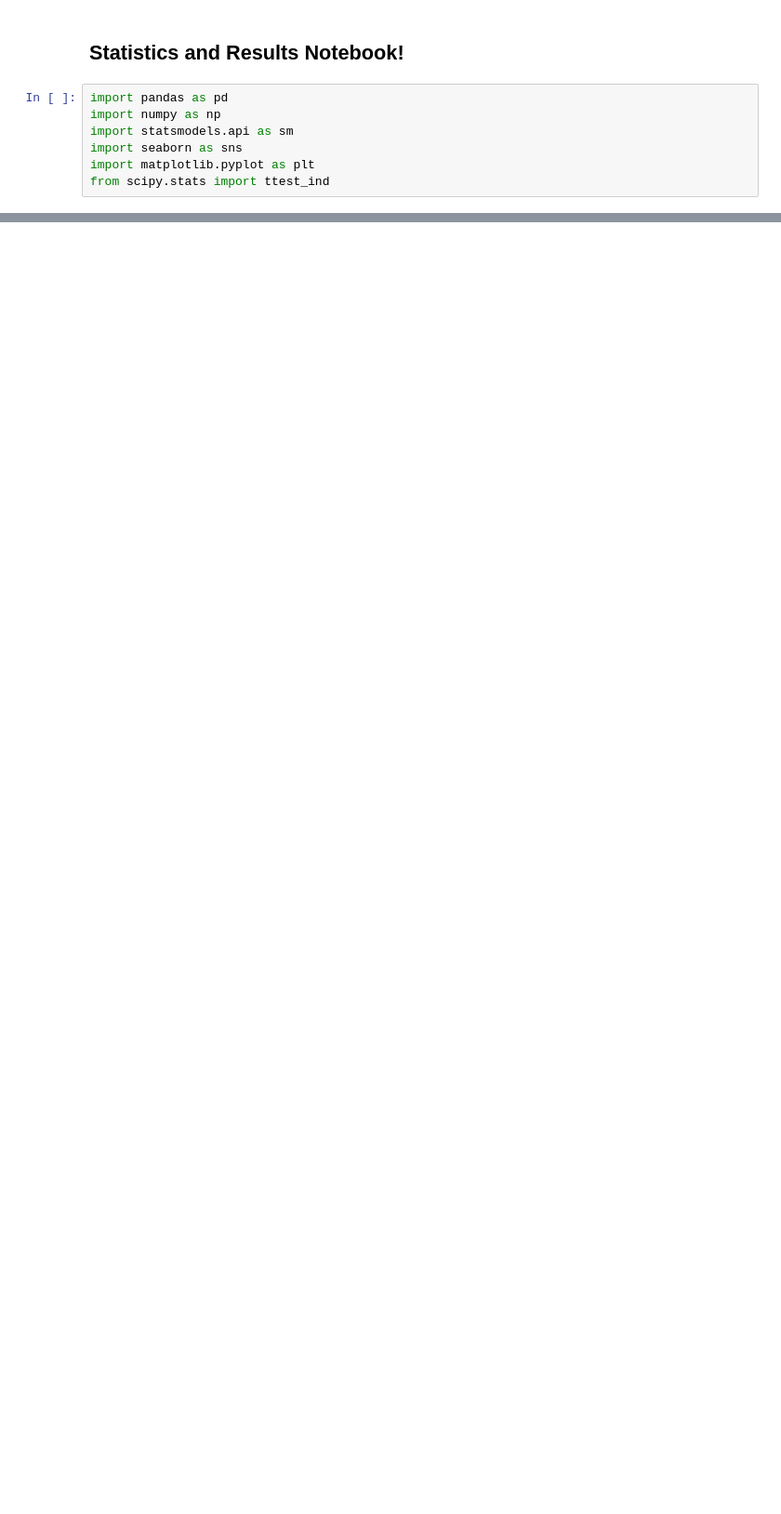
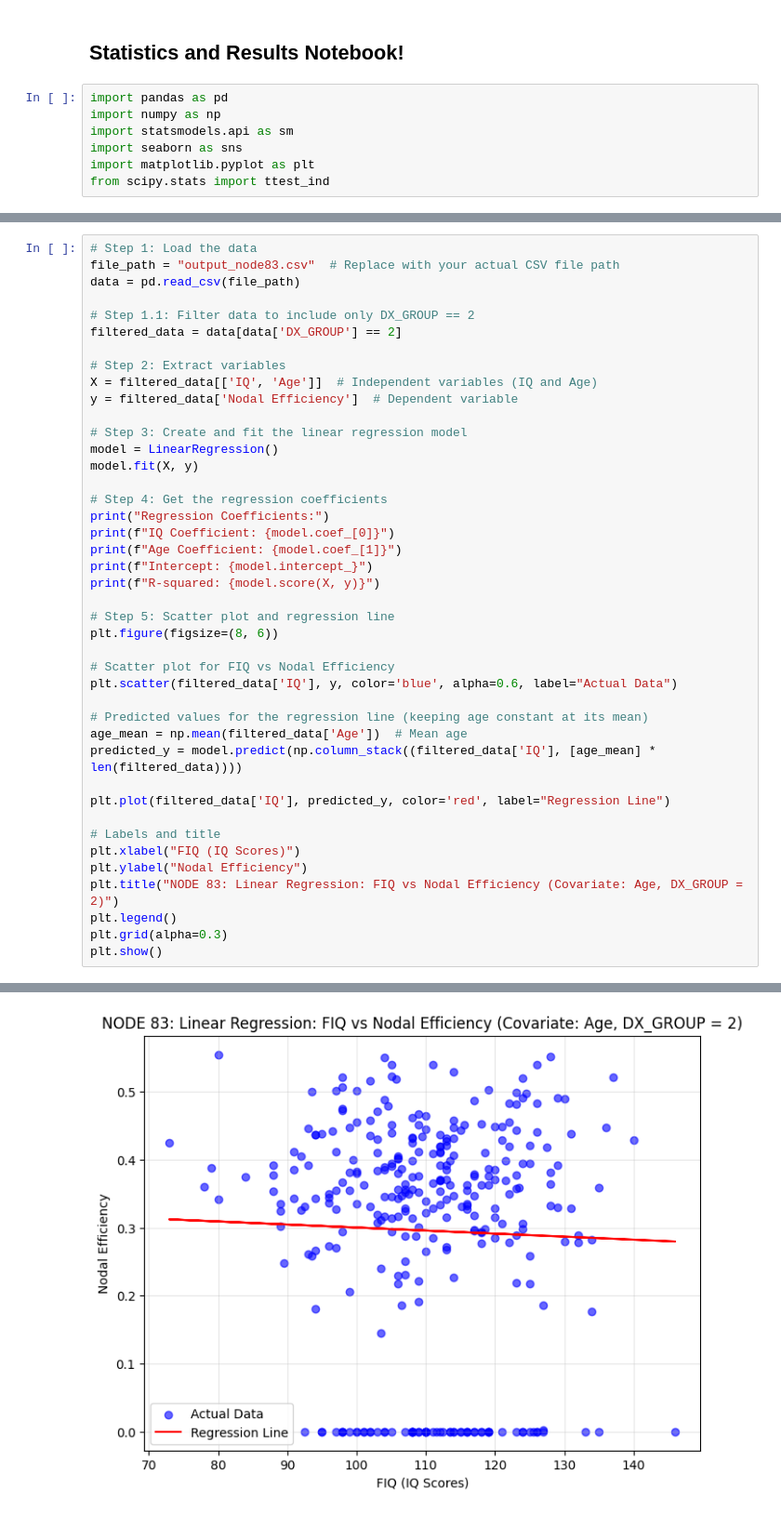
Before and after one commit to matthew-mcc/Connectomics, a Jupyter notebook: Research_Project/Binary_Notebooks/statistics.ipynb, the cells around one changed output, grey strips where cells are left out. Shown at 93% size. Saved outputs shown, nothing was run; the diff lists cells and outputs as text; blank space fills up the shorter version.

```diff
--- a/Research_Project/Binary_Notebooks/statistics.ipynb
+++ b/Research_Project/Binary_Notebooks/statistics.ipynb
@@ -43,0 +201,43 @@ KeyError: 'Nodal Efficiency'
+# %%
+# Step 1: Load the data
+file_path = "output_node83.csv"  # Replace with your actual CSV file path
+data = pd.read_csv(file_path)
+
+# Step 1.1: Filter data to include only DX_GROUP == 2
+filtered_data = data[data['DX_GROUP'] == 2]
+
+# Step 2: Extract variables
+X = filtered_data[['IQ', 'Age']]  # Independent variables (IQ and Age)
+y = filtered_data['Nodal Efficiency']  # Dependent variable
+
+# Step 3: Create and fit the linear regression model
+model = LinearRegression()
+model.fit(X, y)
+
+# Step 4: Get the regression coefficients
+print("Regression Coefficients:")
+print(f"IQ Coefficient: {model.coef_[0]}")
+print(f"Age Coefficient: {model.coef_[1]}")
+print(f"Intercept: {model.intercept_}")
+print(f"R-squared: {model.score(X, y)}")
+
+# Step 5: Scatter plot and regression line
+plt.figure(figsize=(8, 6))
+
+# Scatter plot for FIQ vs Nodal Efficiency
+plt.scatter(filtered_data['IQ'], y, color='blue', alpha=0.6, label="Actual Data")
+
+# Predicted values for the regression line (keeping age constant at its mean)
+age_mean = np.mean(filtered_data['Age'])  # Mean age
+predicted_y = model.predict(np.column_stack((filtered_data['IQ'], [age_mean] * len(filtered_data))))
+
+plt.plot(filtered_data['IQ'], predicted_y, color='red', label="Regression Line")
+
+# Labels and title
+plt.xlabel("FIQ (IQ Scores)")
+plt.ylabel("Nodal Efficiency")
+plt.title("NODE 83: Linear Regression: FIQ vs Nodal Efficiency (Covariate: Age, DX_GROUP = 2)")
+plt.legend()
+plt.grid(alpha=0.3)
+plt.show()
+# %% [output]
@@ -43,0 +249 @@ KeyError: 'Nodal Efficiency'
+[figure, added]
```
Also changed, not shown: parts of 9 cells of this notebook, 4 other files.
